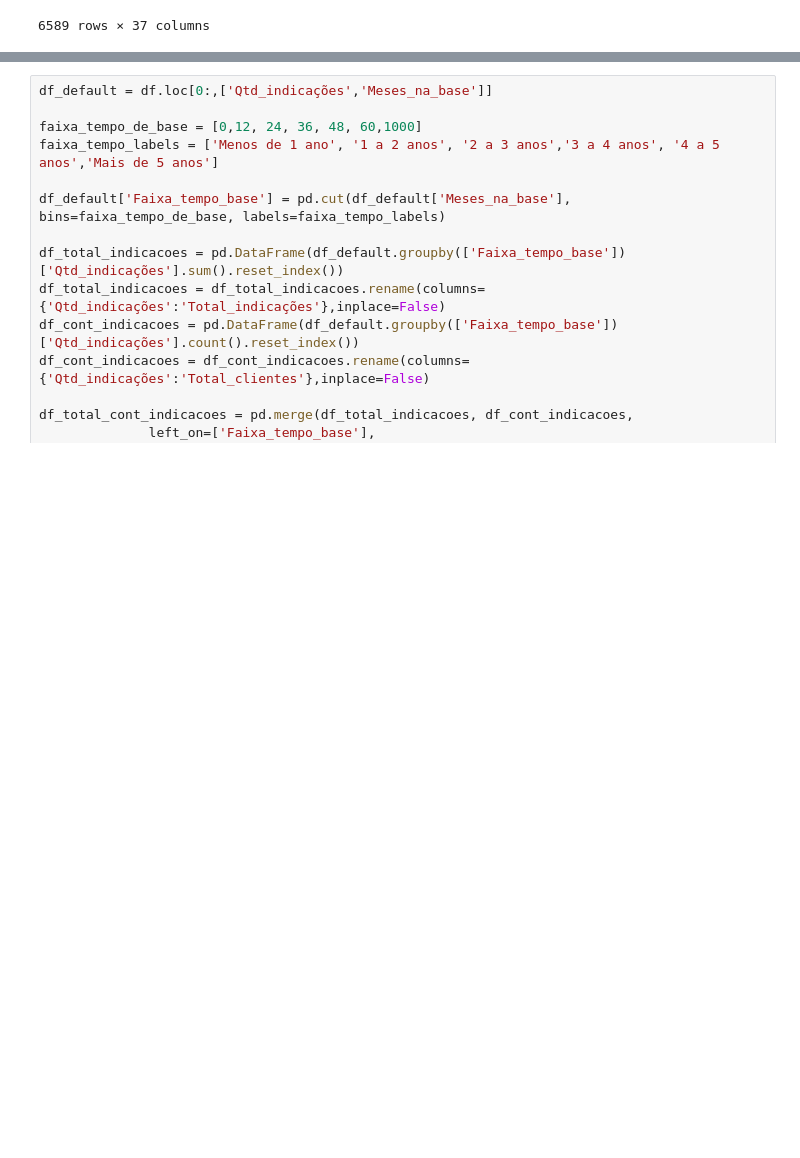
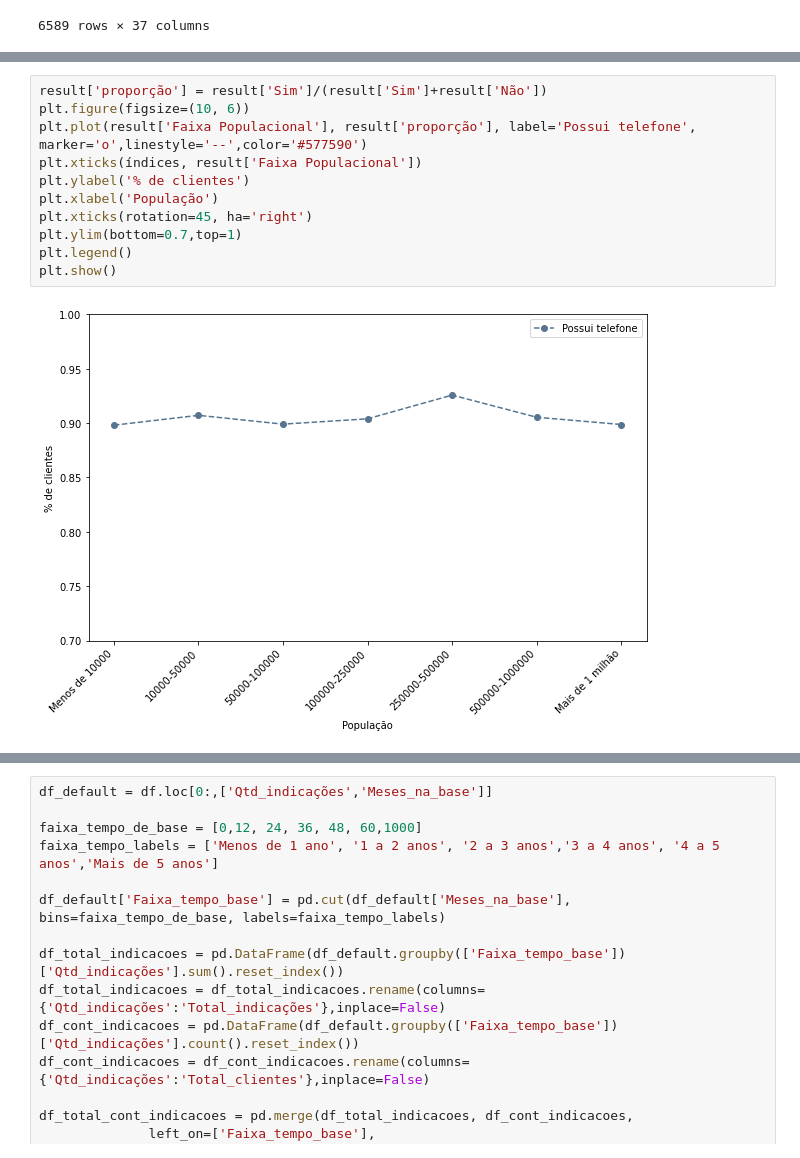
Before and after one commit to JuniorNS96/TCC, a Jupyter notebook: main.ipynb, the cells around one changed output, grey strips where cells are left out. Saved outputs shown, nothing was run; the diff lists cells and outputs as text; blank space fills up the shorter version.

```diff
--- a/main.ipynb
+++ b/main.ipynb
@@ -991,0 +910,13 @@ result
+# %%
+result['proporção'] = result['Sim']/(result['Sim']+result['Não'])
+plt.figure(figsize=(10, 6))
+plt.plot(result['Faixa Populacional'], result['proporção'], label='Possui telefone', marker='o',linestyle='--',color='#577590')
+plt.xticks(índices, result['Faixa Populacional'])
+plt.ylabel('% de clientes')
+plt.xlabel('População')
+plt.xticks(rotation=45, ha='right')
+plt.ylim(bottom=0.7,top=1)
+plt.legend()
+plt.show()
+# %% [output]
+[figure, added]
```
Also changed, not shown: parts of 25 cells of this notebook, 8 other files.
